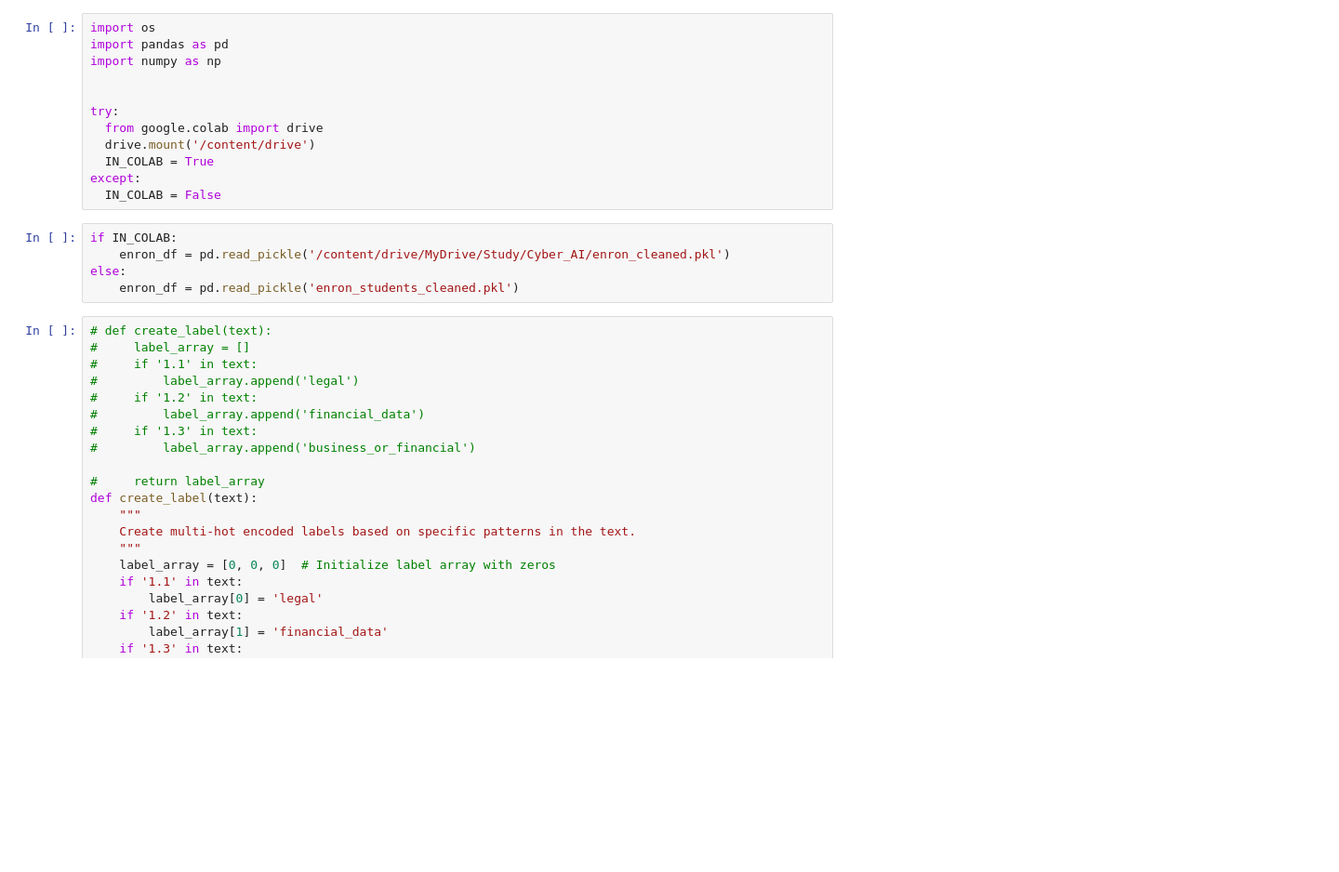
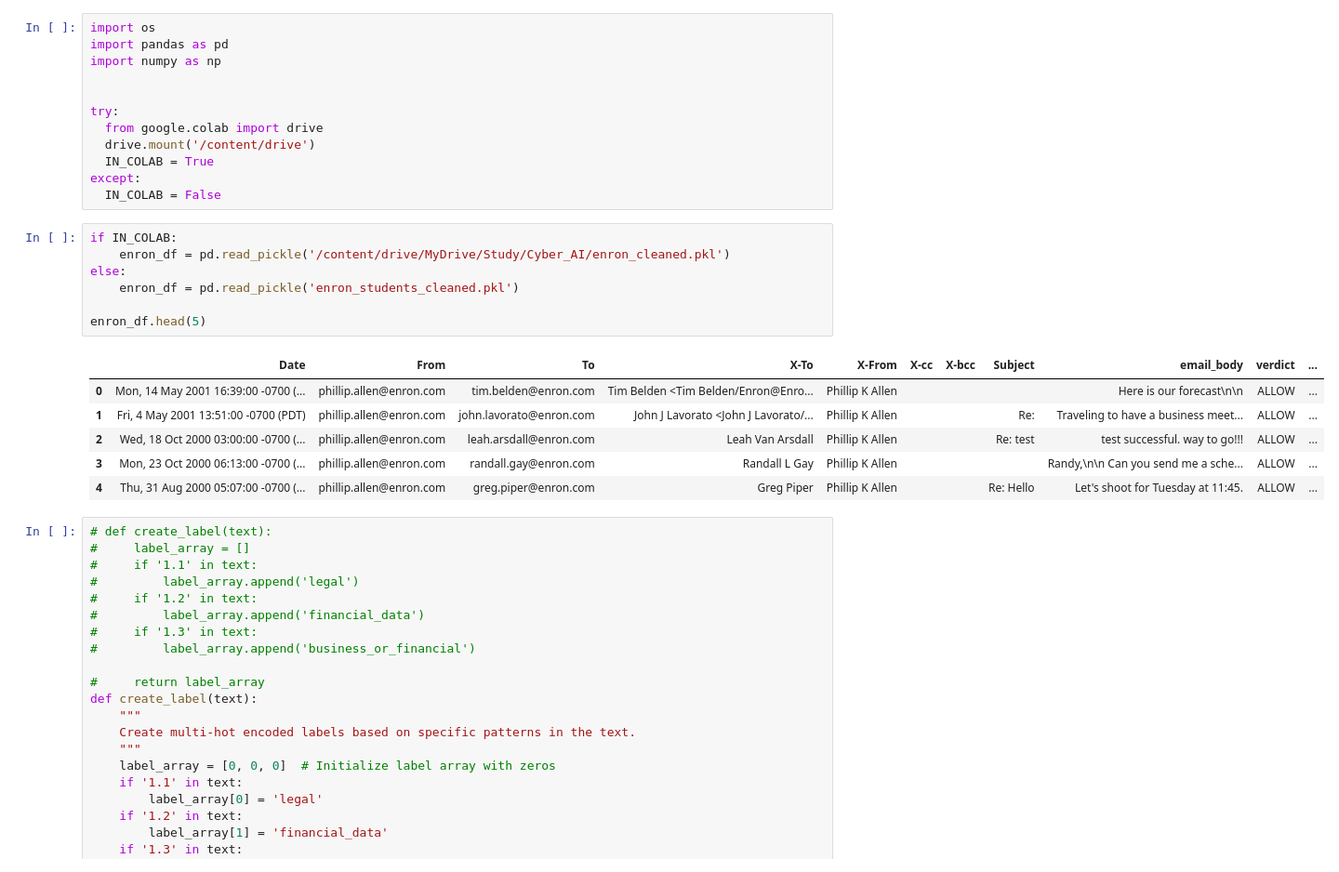
Before and after one commit to MaorEl/cyber-ai, a Jupyter notebook: random_forest.ipynb, the cells around one changed output. Shown at 93% size. Drawn from its saved outputs; the diff is of its cells as text; blank space fills up the shorter version.

```diff
--- a/random_forest.ipynb
+++ b/random_forest.ipynb
@@ -13,8 +13,17 @@ except:
 # %%
 if IN_COLAB:
     enron_df = pd.read_pickle('/content/drive/MyDrive/Study/Cyber_AI/enron_cleaned.pkl')
 else:
     enron_df = pd.read_pickle('enron_students_cleaned.pkl')
+
+enron_df.head(5)
+# %% [output]
+|  | Date | From | To | X-To | X-From | X-cc | X-bcc | Subject | email_body | verdict | ... |
+| 0 | Mon, 14 May 2001 16:39:00 -0700 (... | phillip.allen@enron.com | tim.belden@enron.com | Tim Belden <Tim Belden/Enron@Enro... | Phillip K Allen |  |  |  | Here is our forecast\n\n | ALLOW | ... |
+| 1 | Fri, 4 May 2001 13:51:00 -0700 (PDT) | phillip.allen@enron.com | john.lavorato@enron.com | John J Lavorato <John J Lavorato/... | Phillip K Allen |  |  | Re: | Traveling to have a business meet... | ALLOW | ... |
+| 2 | Wed, 18 Oct 2000 03:00:00 -0700 (... | phillip.allen@enron.com | leah.arsdall@enron.com | Leah Van Arsdall | Phillip K Allen |  |  | Re: test | test successful. way to go!!! | ALLOW | ... |
+| 3 | Mon, 23 Oct 2000 06:13:00 -0700 (... | phillip.allen@enron.com | randall.gay@enron.com | Randall L Gay | Phillip K Allen |  |  |  | Randy,\n\n Can you send me a sche... | ALLOW | ... |
+| 4 | Thu, 31 Aug 2000 05:07:00 -0700 (... | phillip.allen@enron.com | greg.piper@enron.com | Greg Piper | Phillip K Allen |  |  | Re: Hello | Let's shoot for Tuesday at 11:45. | ALLOW | ... |
 # %%
 # def create_label(text):
 #     label_array = []
```
Also changed, not shown: parts of 13 cells of this notebook, 3 other files.
